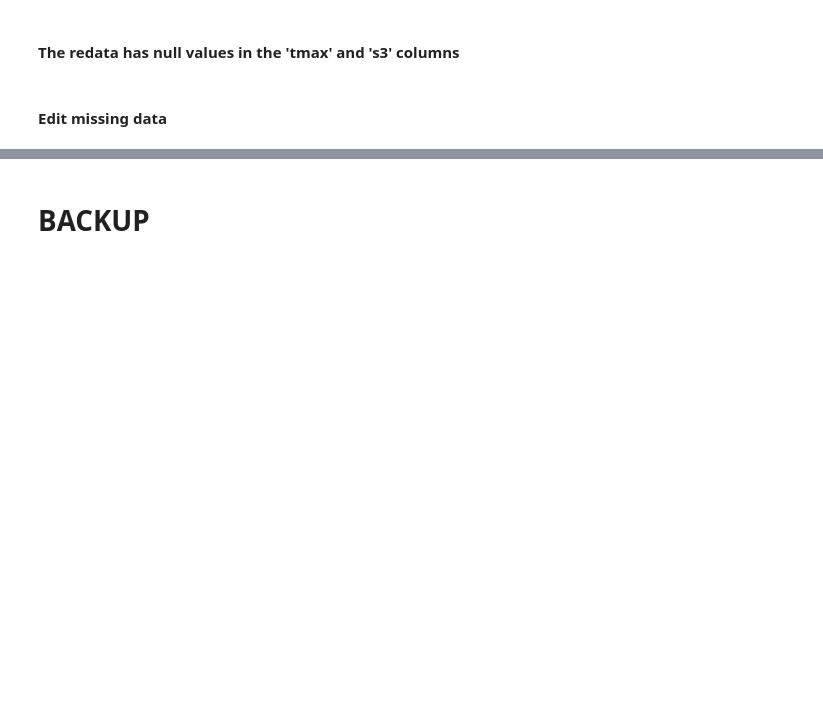
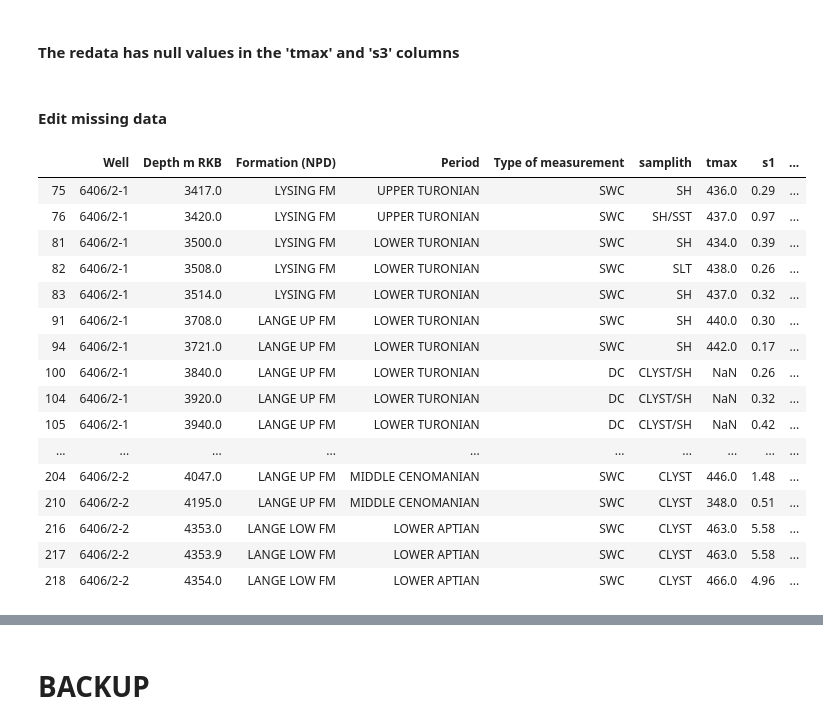
Before and after one commit to ABDunbar/Chronostrat-RE-data-merge, a Jupyter notebook: Excel_import.ipynb, the cells around one changed output, grey strips where cells are left out. Saved outputs shown, nothing was run; the diff lists cells and outputs as text; code cells hidden in the pictures; blank space fills up the shorter version.

```diff
--- a/Excel_import.ipynb
+++ b/Excel_import.ipynb
@@ -37,0 +151,2 @@ odict_keys(['Chronostrat', 'RE data'])
+# %%
+df = main(filepath)
@@ -87,4 +216,22 @@ print (redata.apply(num_missing, axis=1).head()) #axis=1 row
 # %% [markdown]
 #### Edit missing data
 # %%
-#null_data = df[df.isnull().any(axis=1)]
+merge[merge.isnull().any(axis=1)]
+# %% [output]
+|  | Well | Depth m RKB | Formation (NPD) | Period | Type of measurement | samplith | tmax | s1 | ... |
+| 75 | 6406/2-1 | 3417.0 | LYSING FM | UPPER TURONIAN | SWC | SH | 436.0 | 0.29 | ... |
+| 76 | 6406/2-1 | 3420.0 | LYSING FM | UPPER TURONIAN | SWC | SH/SST | 437.0 | 0.97 | ... |
+| 81 | 6406/2-1 | 3500.0 | LYSING FM | LOWER TURONIAN | SWC | SH | 434.0 | 0.39 | ... |
+| 82 | 6406/2-1 | 3508.0 | LYSING FM | LOWER TURONIAN | SWC | SLT | 438.0 | 0.26 | ... |
+| 83 | 6406/2-1 | 3514.0 | LYSING FM | LOWER TURONIAN | SWC | SH | 437.0 | 0.32 | ... |
+| 91 | 6406/2-1 | 3708.0 | LANGE UP FM | LOWER TURONIAN | SWC | SH | 440.0 | 0.30 | ... |
+| 94 | 6406/2-1 | 3721.0 | LANGE UP FM | LOWER TURONIAN | SWC | SH | 442.0 | 0.17 | ... |
+| 100 | 6406/2-1 | 3840.0 | LANGE UP FM | LOWER TURONIAN | DC | CLYST/SH | NaN | 0.26 | ... |
+| 104 | 6406/2-1 | 3920.0 | LANGE UP FM | LOWER TURONIAN | DC | CLYST/SH | NaN | 0.32 | ... |
+| 105 | 6406/2-1 | 3940.0 | LANGE UP FM | LOWER TURONIAN | DC | CLYST/SH | NaN | 0.42 | ... |
+| ... | ... | ... | ... | ... | ... | ... | ... | ... | ... |
+| 204 | 6406/2-2 | 4047.0 | LANGE UP FM | MIDDLE CENOMANIAN | SWC | CLYST | 446.0 | 1.48 | ... |
+| 210 | 6406/2-2 | 4195.0 | LANGE UP FM | MIDDLE CENOMANIAN | SWC | CLYST | 348.0 | 0.51 | ... |
+| 216 | 6406/2-2 | 4353.0 | LANGE LOW FM | LOWER APTIAN | SWC | CLYST | 463.0 | 5.58 | ... |
+| 217 | 6406/2-2 | 4353.9 | LANGE LOW FM | LOWER APTIAN | SWC | CLYST | 463.0 | 5.58 | ... |
+| 218 | 6406/2-2 | 4354.0 | LANGE LOW FM | LOWER APTIAN | SWC | CLYST | 466.0 | 4.96 | ... |
```
Also changed, not shown: parts of 49 cells of this notebook.
